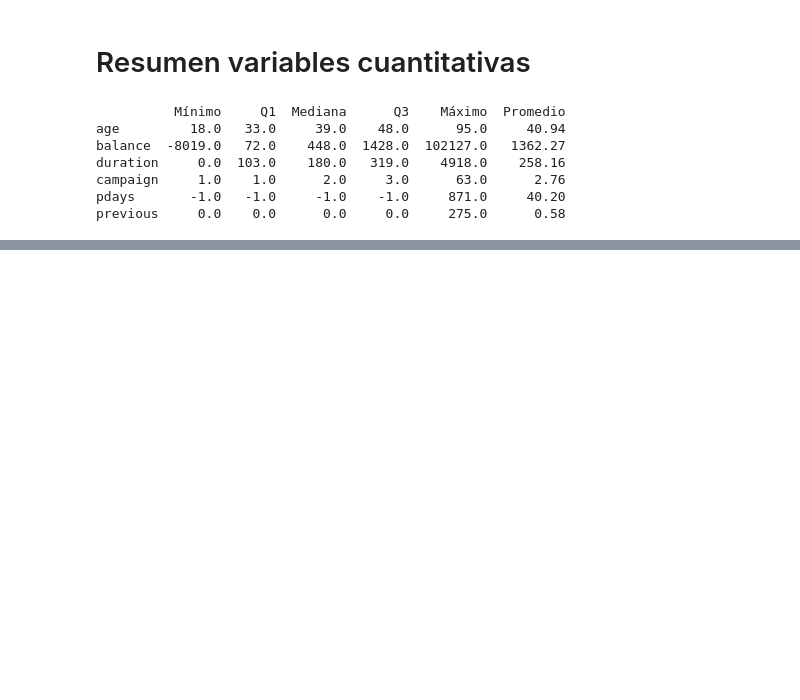
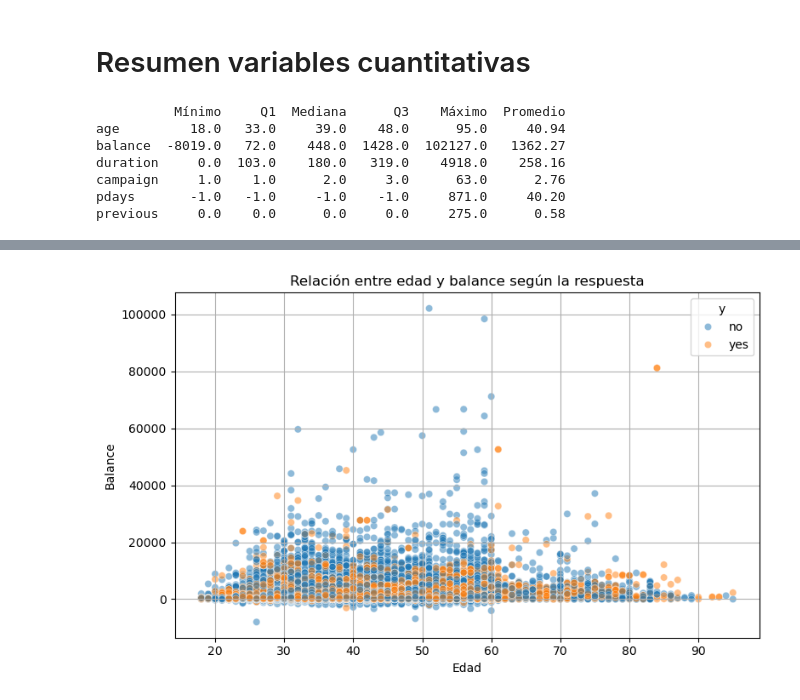
Before and after one commit to sofiabocker/Proyecto-An-lisis-de-Datos-I, a Jupyter notebook: cod.ipynb, the cells around one changed output, grey strips where cells are left out. Cells and saved outputs as stored; diff of their text form; code cells hidden in the pictures; blank space fills up the shorter version.

```diff
--- a/cod.ipynb
+++ b/cod.ipynb
@@ -93,0 +226,13 @@ previous     0.0    0.0      0.0     0.0     275.0      0.58
+# %%
+# Diagrama de dispersión de cada variable
+plt.figure(figsize=(8, 5))
+sns.scatterplot(data=df, x='age', y='balance', hue='y', alpha=0.5)
+plt.title('Relación entre edad y balance según la respuesta')
+plt.xlabel('Edad')
+plt.ylabel('Balance')
+plt.grid(True)
+plt.tight_layout()
+plt.savefig(f"edad_balance_respuesta.png")
+plt.show()
+# %% [output]
+[figure, added]
```
Also changed, not shown: parts of 17 cells of this notebook, 26 other files.
